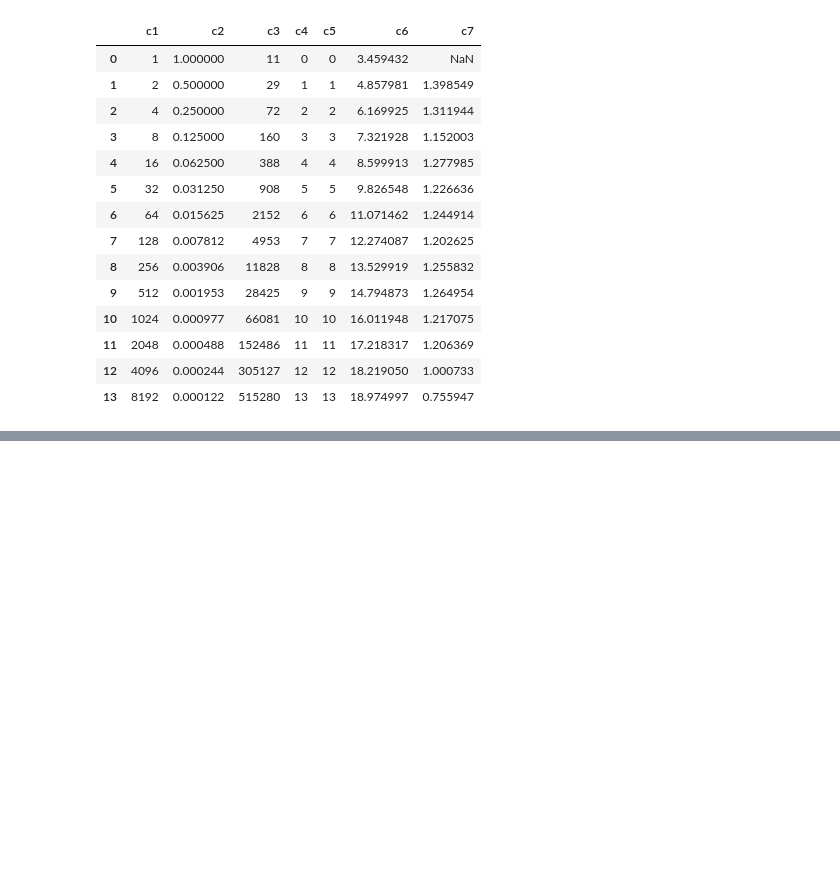
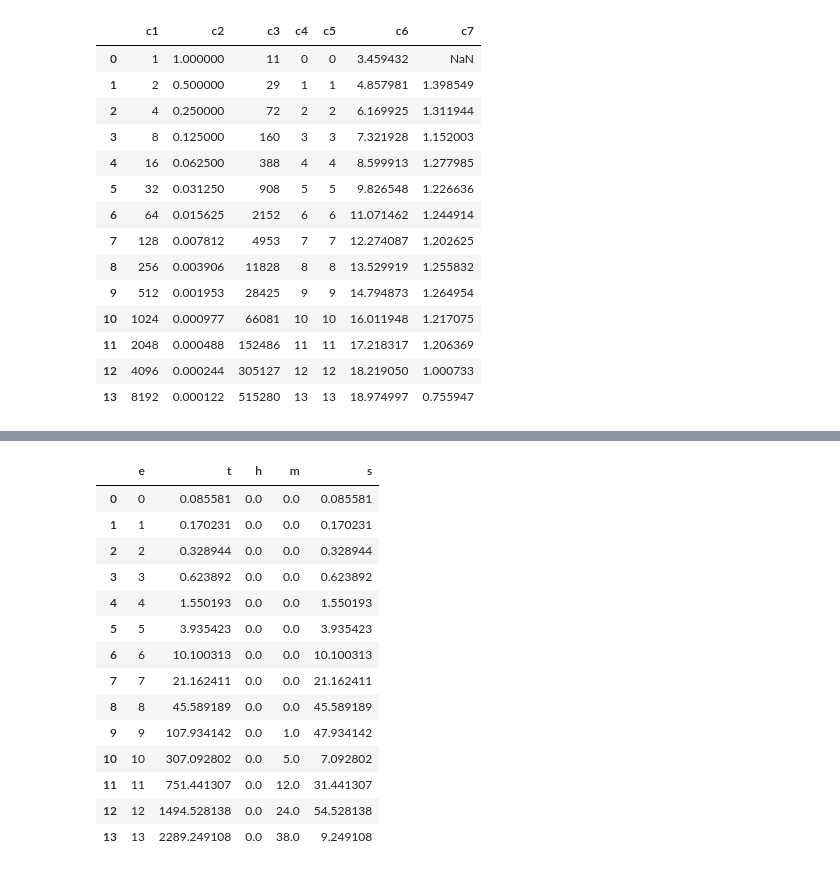
Before and after one commit to MarianaJaramillo/Dynamical-Systems, a Jupyter notebook: C_codes/Prototyping_Fractal_Dimension/Henon_Box_Dimension_Analisys.ipynb, the cells around one changed output, grey strips where cells are left out. Drawn from its saved outputs; the diff is of its cells as text; code cells hidden in the pictures; blank space fills up the shorter version.

```diff
--- a/C_codes/Prototyping_Fractal_Dimension/Henon_Box_Dimension_Analisys.ipynb
+++ b/C_codes/Prototyping_Fractal_Dimension/Henon_Box_Dimension_Analisys.ipynb
@@ -407,0 +427,24 @@ plt.show()
+# %%
+# Read data for Box dimension of the Henon map
+box_dimension_time_data = pd.read_csv("Henon_Box_Dimension_times_elapsed.dat", delim_whitespace=True, skipinitialspace=True)
+
+# Create a dataframe
+box_time_df=pd.DataFrame(box_dimension_time_data)
+
+box_dimension_time_data
+# %% [output]
+|  | e | t | h | m | s |
+| 0 | 0 | 0.085581 | 0.0 | 0.0 | 0.085581 |
+| 1 | 1 | 0.170231 | 0.0 | 0.0 | 0.170231 |
+| 2 | 2 | 0.328944 | 0.0 | 0.0 | 0.328944 |
+| 3 | 3 | 0.623892 | 0.0 | 0.0 | 0.623892 |
+| 4 | 4 | 1.550193 | 0.0 | 0.0 | 1.550193 |
+| 5 | 5 | 3.935423 | 0.0 | 0.0 | 3.935423 |
+| 6 | 6 | 10.100313 | 0.0 | 0.0 | 10.100313 |
+| 7 | 7 | 21.162411 | 0.0 | 0.0 | 21.162411 |
+| 8 | 8 | 45.589189 | 0.0 | 0.0 | 45.589189 |
+| 9 | 9 | 107.934142 | 0.0 | 1.0 | 47.934142 |
+| 10 | 10 | 307.092802 | 0.0 | 5.0 | 7.092802 |
+| 11 | 11 | 751.441307 | 0.0 | 12.0 | 31.441307 |
+| 12 | 12 | 1494.528138 | 0.0 | 24.0 | 54.528138 |
+| 13 | 13 | 2289.249108 | 0.0 | 38.0 | 9.249108 |
```
Also changed, not shown: parts of 7 cells of this notebook, 1 other file.
